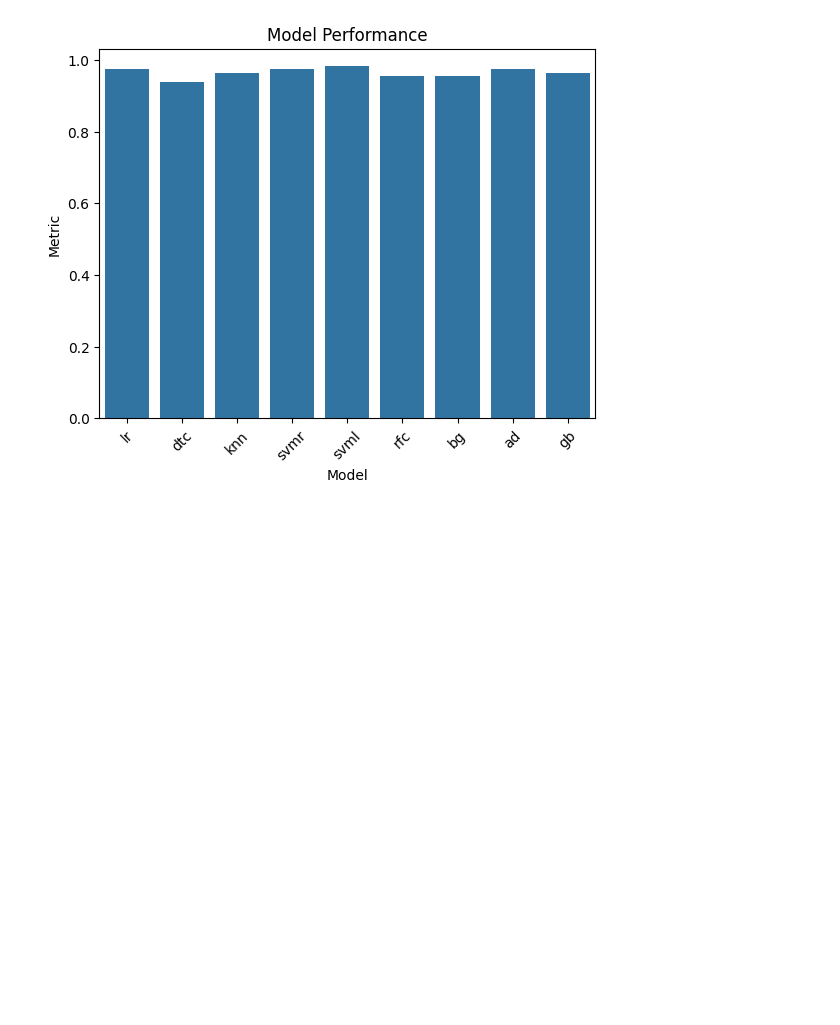
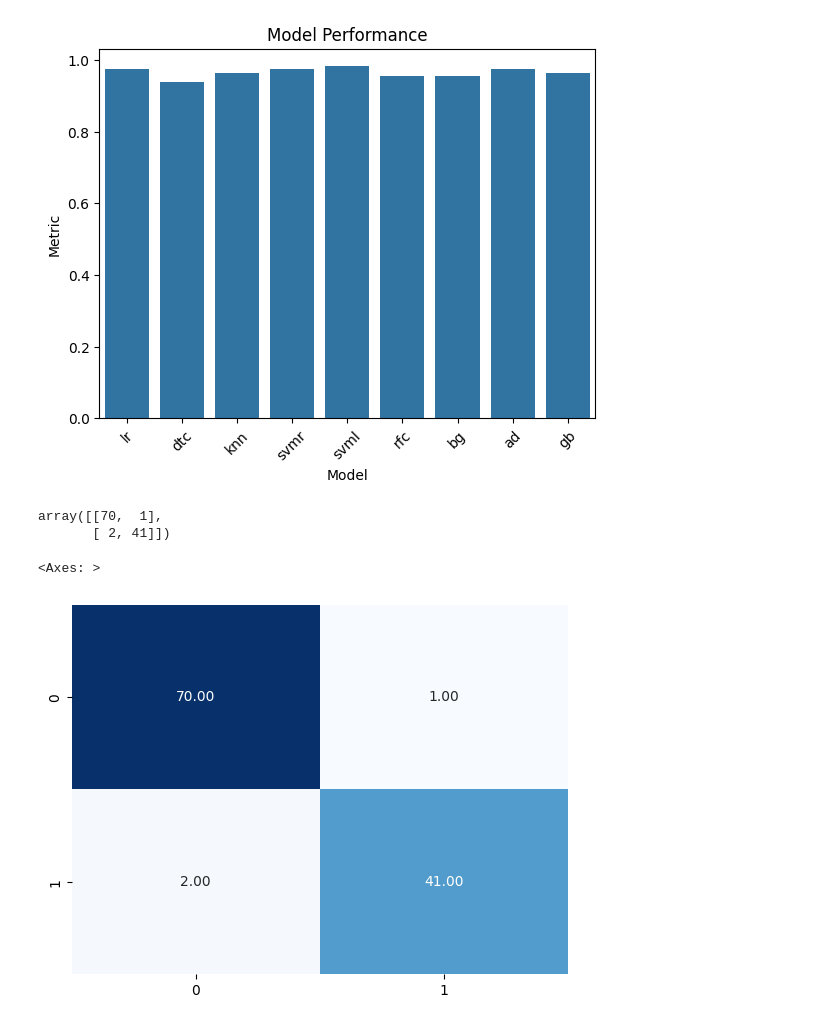
Before and after one commit to lalitha-sahitya/Breast-cancer-detection, a Jupyter notebook: Breast_Cancer_Detection.ipynb, the cells around one changed output. Drawn from its saved outputs; the diff is of its cells as text; code cells hidden in the pictures; blank space fills up the shorter version.

```diff
--- a/Breast_Cancer_Detection.ipynb
+++ b/Breast_Cancer_Detection.ipynb
@@ -274,3 +300,16 @@ plt.xticks(rotation=45)
 plt.show()
 # %% [output]
 [figure]
+# %%
+from sklearn.metrics import confusion_matrix
+cf=confusion_matrix(y_test,test_preds)
+# %%
+cf
+# %% [output]
+array([[70,  1],
+       [ 2, 41]])
+# %%
+sns.heatmap(cf, annot=True, fmt='.2f', cmap='Blues', cbar=False)
+# %% [output]
+<Axes: >
+[figure, added]
```
Also changed, not shown: parts of 3 cells of this notebook.
